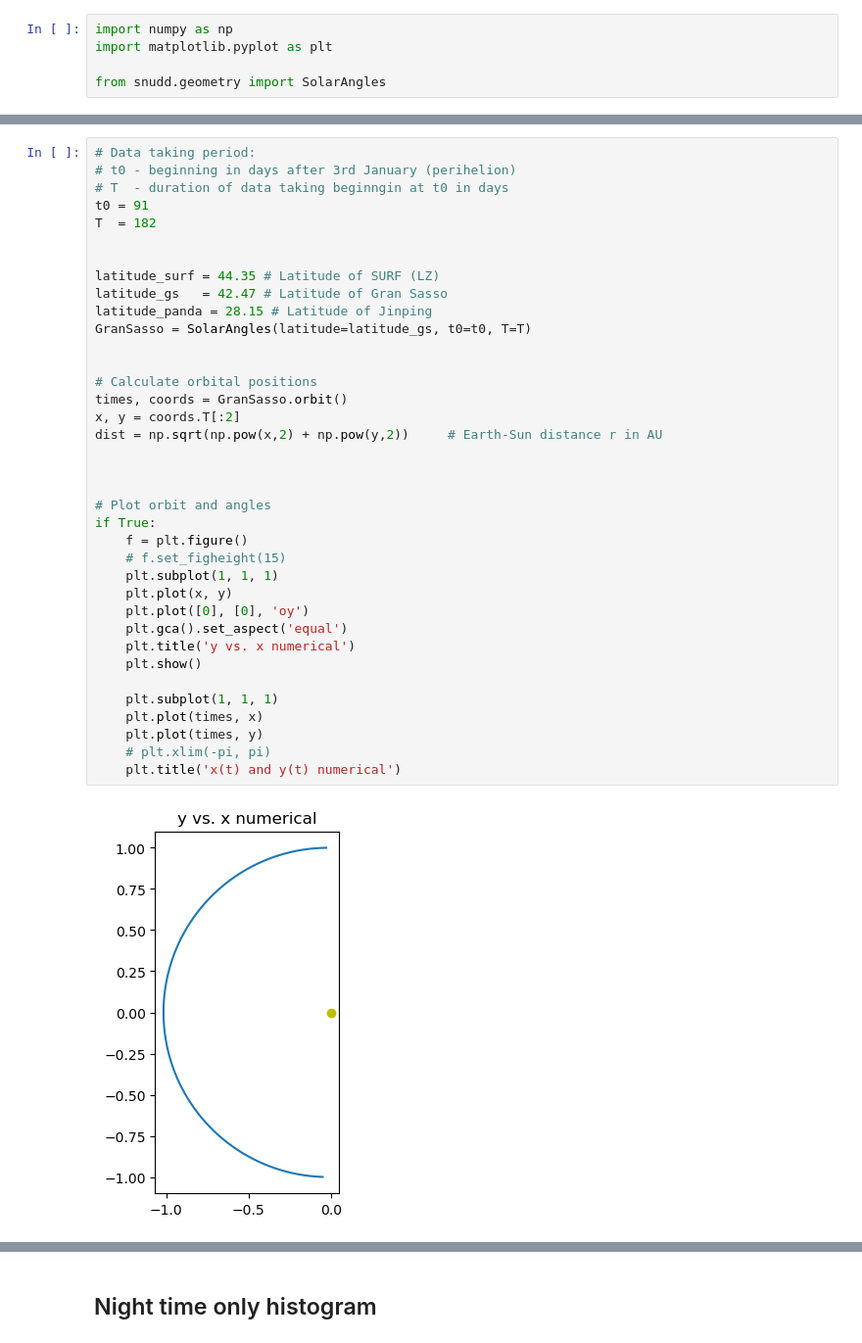
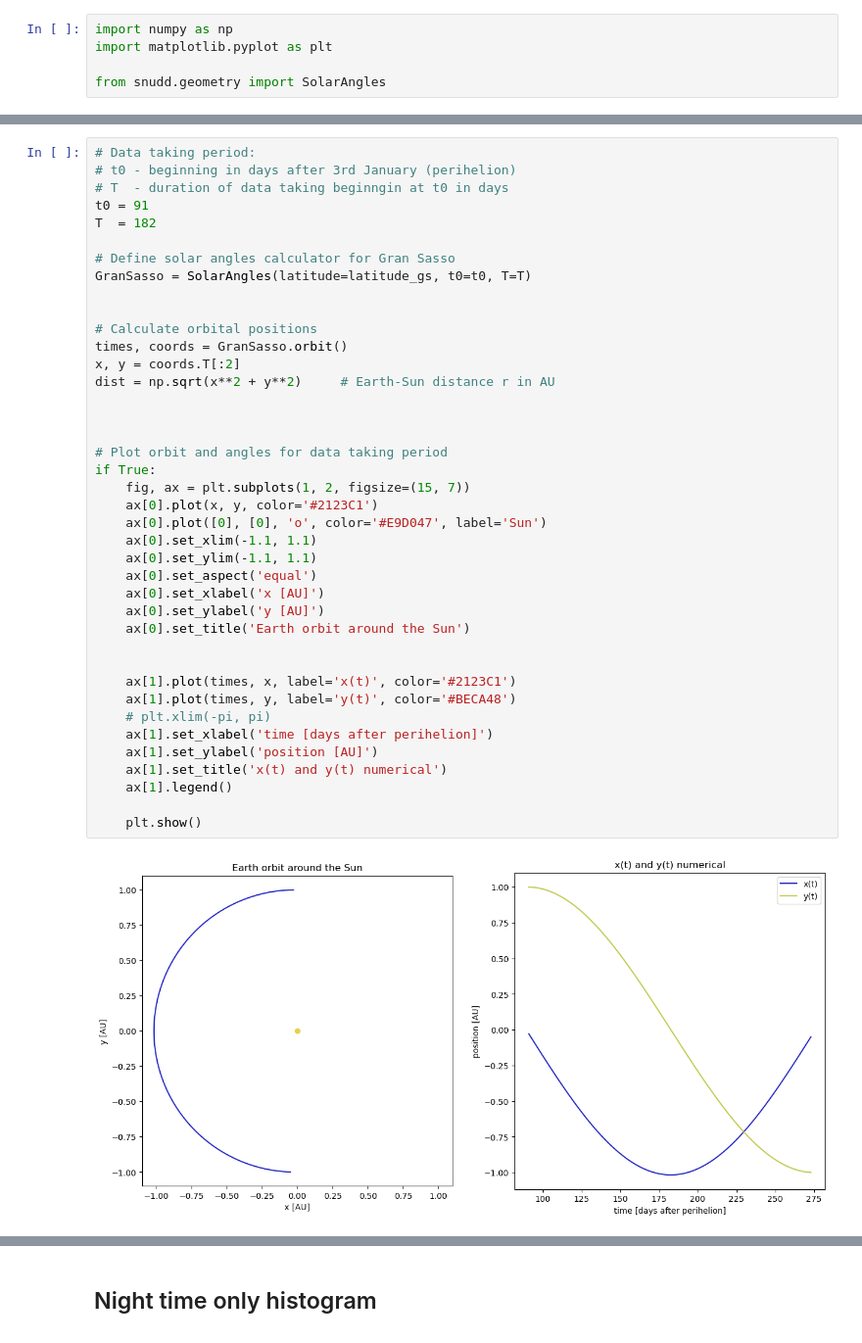
Before and after one commit to SNuDD/SNuDD, a Jupyter notebook: notebooks/earth_motion.ipynb, the cells around one changed output, grey strips where cells are left out. Shown at 98% size. Drawn from its saved outputs; the diff is of its cells as text.

Commit message:
Cleaned up earth_motion notebook

```diff
--- a/notebooks/earth_motion.ipynb
+++ b/notebooks/earth_motion.ipynb
@@ -18,39 +25,42 @@ NOTE: The geometry module outputs the cos(nadir)
 # %%
 # Data taking period:
 # t0 - beginning in days after 3rd January (perihelion)
 # T  - duration of data taking beginngin at t0 in days
 t0 = 91
 T  = 182
 
-
-latitude_surf = 44.35 # Latitude of SURF (LZ)
-latitude_gs   = 42.47 # Latitude of Gran Sasso
-latitude_panda = 28.15 # Latitude of Jinping
+# Define solar angles calculator for Gran Sasso
 GranSasso = SolarAngles(latitude=latitude_gs, t0=t0, T=T)
 
 
 # Calculate orbital positions
 times, coords = GranSasso.orbit()
 x, y = coords.T[:2]
-dist = np.sqrt(np.pow(x,2) + np.pow(y,2))     # Earth-Sun distance r in AU
+dist = np.sqrt(x**2 + y**2)     # Earth-Sun distance r in AU
 
 
 
-# Plot orbit and angles
+# Plot orbit and angles for data taking period
 if True:
-    f = plt.figure()
-    # f.set_figheight(15)
-    plt.subplot(1, 1, 1)
-    plt.plot(x, y)
-    plt.plot([0], [0], 'oy')
-    plt.gca().set_aspect('equal')
-    plt.title('y vs. x numerical')
+    fig, ax = plt.subplots(1, 2, figsize=(15, 7))
+    ax[0].plot(x, y, color='#2123C1')
+    ax[0].plot([0], [0], 'o', color='#E9D047', label='Sun')
+    ax[0].set_xlim(-1.1, 1.1)
+    ax[0].set_ylim(-1.1, 1.1)
+    ax[0].set_aspect('equal')
+    ax[0].set_xlabel('x [AU]')
+    ax[0].set_ylabel('y [AU]')
+    ax[0].set_title('Earth orbit around the Sun')
+
+
+    ax[1].plot(times, x, label='x(t)', color='#2123C1')
+    ax[1].plot(times, y, label='y(t)', color='#BECA48')
+    # plt.xlim(-pi, pi)
+    ax[1].set_xlabel('time [days after perihelion]')
+    ax[1].set_ylabel('position [AU]')
+    ax[1].set_title('x(t) and y(t) numerical')
+    ax[1].legend()
+
     plt.show()
-
-    plt.subplot(1, 1, 1)
-    plt.plot(times, x)
-    plt.plot(times, y)
-    # plt.xlim(-pi, pi)
-    plt.title('x(t) and y(t) numerical')
 # %% [output]
-[figure, old version]
+[figure, new version]
```
Also changed, not shown: parts of 9 cells of this notebook, 1 other file.
